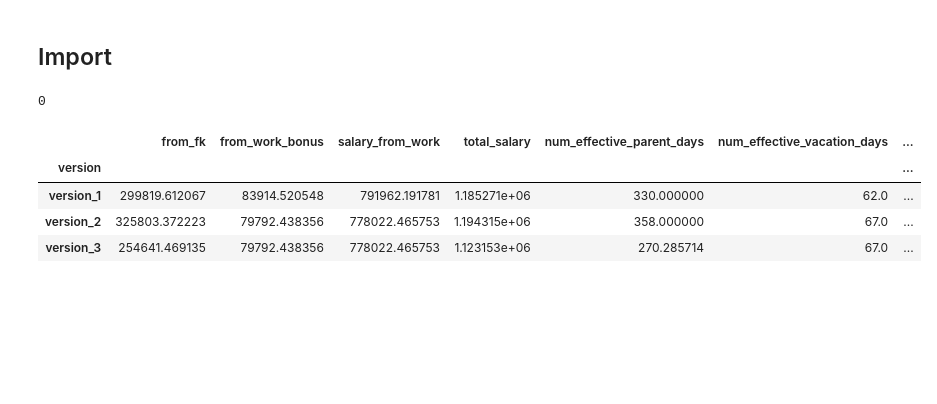
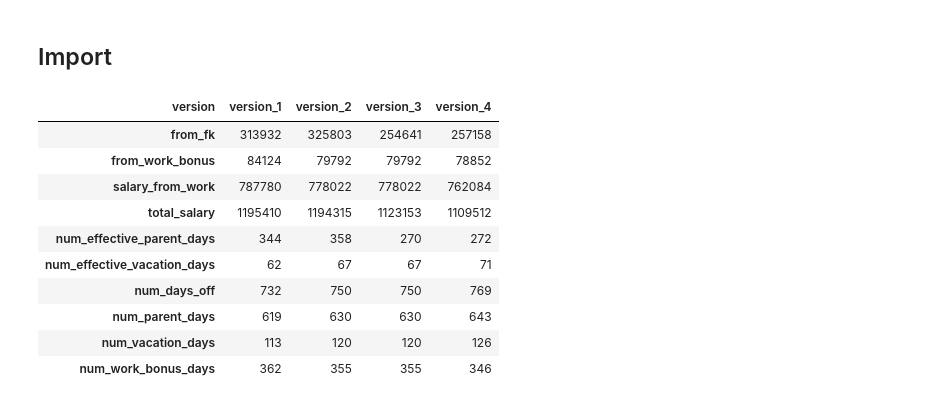
Before and after one commit to filipclaesson/par_sala_calc, a Jupyter notebook: calculate_salaries.ipynb, the cells around one changed output. Saved outputs shown, nothing was run; the diff lists cells and outputs as text; code cells hidden in the pictures; blank space fills up the shorter version.

```diff
--- a/calculate_salaries.ipynb
+++ b/calculate_salaries.ipynb
@@ -8,11 +8,6 @@ from datetime import datetime
 from calendar import monthrange
 #from calendra.europe import Sweden
 import pandas as pd
-
-data = pd.read_csv("input_3.csv",sep=';')
-data = data.fillna(0)
-data['date_'] = data.apply(lambda x: datetime.strptime(x['date'], '%Y-%m-%d'), axis=1)
-data = data.set_index('date_')
 # %%
 
 def calc_salary(month_df,name):
@@ -33,10 +28,10 @@ def calc_salary(month_df,name):
 		num_effective_vacation_days = sum(month_df['vacation_j']*month_df['workday'])
 		num_vacation_days = sum(month_df['vacation_j'])
 		all_parent_days_list = month_df[['work_bonus_day_j','parent_day_j']].max(axis=1)
+		deductable_from_salary_days = month_df[['work_bonus_day_j','parent_day_j','non_paid_j']].max(axis=1)
 		num_parent_days = all_parent_days_list.sum()
 		num_effective_parent_days = sum(all_parent_days_list.multiply(month_df['multi_j']))
 		num_work_bonus_days = sum(month_df['work_bonus_day_j'])
-		num_non_working_days = sum((-month_df['work_j'])*month_df['workday'])
 
 	elif (name == 'filip'):
 		salary_monthly = 42000
@@ -51,18 +46,18 @@ def calc_salary(month_df,name):
 		num_vacation_days = sum(month_df['vacation_f'])
 		num_10_days = sum(month_df['10d_f'])
 		all_parent_days_list = month_df[['work_bonus_day_f','parent_day_f','10d_f']].max(axis=1)
+		deductable_from_salary_days = month_df[['work_bonus_day_f','parent_day_f','10d_f']].max(axis=1)
 		num_parent_days = all_parent_days_list.sum() - num_10_days
 		num_effective_parent_days = sum(all_parent_days_list.multiply(month_df['multi_f']))
 		num_work_bonus_days = sum(month_df['work_bonus_day_f'])
-		num_non_working_days = sum(month_df['work_f'])
 
 	#num_p_julia = sum(month_df['parent_day_j'])
 
 	# decide removal of salary
-	if (sum(all_parent_days_list)==num_days_in_month):
+	if (sum(deductable_from_salary_days)==num_days_in_month):
 		remove_from_salary = salary_monthly
 	else:
-		remove_from_salary = ((salary_monthly*12)/365)*sum(all_parent_days_list)
+		remove_from_salary = ((salary_monthly*12)/365)*sum(deductable_from_salary_days)
 	#decide money from FK
 	salary_from_work = salary_monthly - remove_from_salary
 	from_fk = parent_kr_per_day*num_effective_parent_days
@@ -84,10 +79,3 @@ def calc_salary(month_df,name):
 	output['num_days_off'] = num_vacation_days + num_parent_days
 	output['name'] = name
 	return output
-# %%
-salary_monthly = 48000
-num_non_working_days = sum(1-month_df['work_f'])
-((salary_monthly*12)/365)*num_non_working_days
-sum((-month_df['work_j'])*month_df['workday'])
-# %% [output]
-0
@@ -129,6 +113,11 @@ df3 = calc_all("input_3.csv")
 df3 = df3.groupby(['month']).sum()
 df3['version'] = 'version_3'
 
-df_tmp = df1.append(df2)
-df = df_tmp.append(df3)
+df4 = calc_all("input_4.csv")
+df4 = df4.groupby(['month']).sum()
+df4['version'] = 'version_4'
+
+df_tmp1 = df1.append(df2)
+df_tmp2 = df_tmp1.append(df3)
+df = df_tmp2.append(df4)
 df = df.reset_index()
@@ -146,8 +124,16 @@ df = df.reset_index()
 # %%
-df.groupby(['version']).sum()[['from_fk','from_work_bonus','salary_from_work','total_salary','num_effective_parent_days','num_effective_vacation_days','num_days_off','num_parent_days','num_vacation_days','num_work_bonus_days']]
+#df.pivot_table(index='version',aggfunc=sum, fill_value=0).T
+pd.options.display.float_format = '{:.0f}'.format
+df.groupby(['version']).sum()[['from_fk','from_work_bonus','salary_from_work','total_salary','num_effective_parent_days','num_effective_vacation_days','num_days_off','num_parent_days','num_vacation_days','num_work_bonus_days']].T
 # %% [output]
-|  | from_fk | from_work_bonus | salary_from_work | total_salary | num_effective_parent_days | num_effective_vacation_days | ... |
-| version |  |  |  |  |  |  | ... |
-| version_1 | 299819.612067 | 83914.520548 | 791962.191781 | 1.185271e+06 | 330.000000 | 62.0 | ... |
-| version_2 | 325803.372223 | 79792.438356 | 778022.465753 | 1.194315e+06 | 358.000000 | 67.0 | ... |
-| version_3 | 254641.469135 | 79792.438356 | 778022.465753 | 1.123153e+06 | 270.285714 | 67.0 | ... |
+| version | version_1 | version_2 | version_3 | version_4 |
+| from_fk | 313932 | 325803 | 254641 | 257158 |
+| from_work_bonus | 84124 | 79792 | 79792 | 78852 |
+| salary_from_work | 787780 | 778022 | 778022 | 762084 |
+| total_salary | 1195410 | 1194315 | 1123153 | 1109512 |
+| num_effective_parent_days | 344 | 358 | 270 | 272 |
+| num_effective_vacation_days | 62 | 67 | 67 | 71 |
+| num_days_off | 732 | 750 | 750 | 769 |
+| num_parent_days | 619 | 630 | 630 | 643 |
+| num_vacation_days | 113 | 120 | 120 | 126 |
+| num_work_bonus_days | 362 | 355 | 355 | 346 |
```
Also changed, not shown: parts of 15 cells of this notebook, 3 other files.
